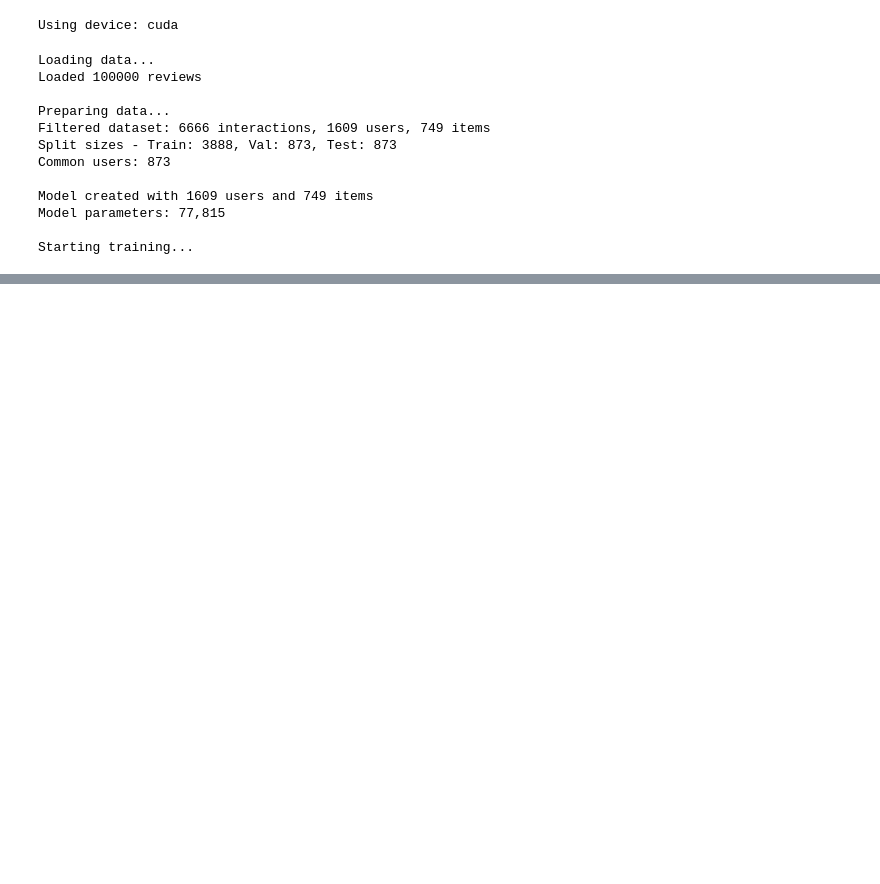
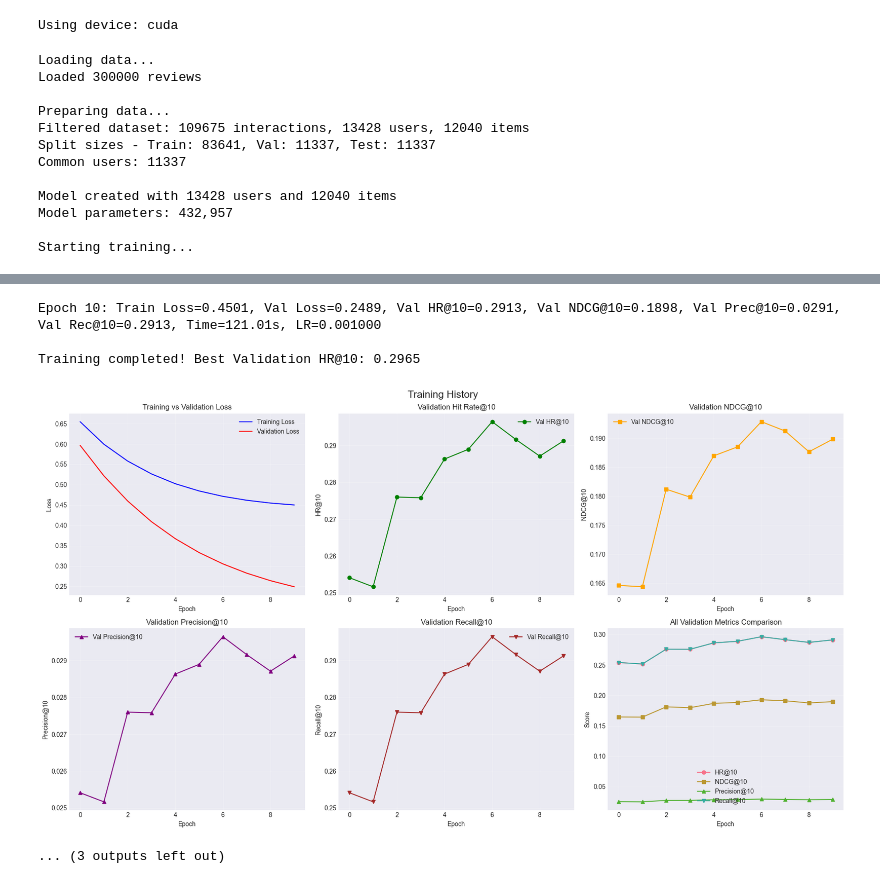
Before and after one commit to almosenja/Recommender-System, a Jupyter notebook: 02_baseline_implicit.ipynb, the cells around one changed output, grey strips where cells are left out. Cells and saved outputs as stored; diff of their text form; code cells hidden in the pictures; blank space fills up the shorter version.

```diff
--- a/02_baseline_implicit.ipynb
+++ b/02_baseline_implicit.ipynb
@@ -140,13 +140,13 @@ class OptimizedNCFData(object):
         self.batch_size = batch_size
 
         # Filter users and items with minimum interactions
-        user_counts = df['user'].value_counts()
-        item_counts = df['item'].value_counts()
+        user_counts = df["user"].value_counts()
+        item_counts = df["item"].value_counts()
 
-        valid_users = user_counts[user_counts >= 10].index
-        valid_items = item_counts[item_counts >= 10].index
+        valid_users = user_counts[user_counts >= 5].index
+        valid_items = item_counts[item_counts >= 5].index
 
-        self.df = df[df['user'].isin(valid_users) & df['item'].isin(valid_items)].copy()
+        self.df = df[df["user"].isin(valid_users) & df["item"].isin(valid_items)].copy()
         print(f"Filtered dataset: {len(self.df)} interactions, {self.df['user'].nunique()} users, {self.df['item'].nunique()} items")
 
         self.preprocess_df = self._reindex(self.df)
@@ -174,7 +174,7 @@ class OptimizedNCFData(object):
 
         df["user_id"] = df["user"].apply(lambda x: user2id[x])
         df["item_id"] = df["item"].apply(lambda x: item2id[x])
-        df["rating"] = df["rating"].apply(lambda x: float(x > 0))
+        df["rating"] = df["rating"].apply(lambda x: float(x >= POSITIVE_THRESHOLD))
 
         self.n_users = len(user2id)
         self.n_items = len(item2id)
@@ -666,7 +666,7 @@ def show_sample_recommendations(model, data, num_users=5):
 if __name__ == "__main__":
     # Load data
     print("Loading data...")
-    df = load_amazon_reviews(SOURCE_DOMAIN, max_per_domain=100000)
+    df = load_amazon_reviews(SOURCE_DOMAIN, max_per_domain=300000)
     print(f"Loaded {len(df)} reviews")
 
     # Prepare data
@@ -679,10 +679,10 @@ if __name__ == "__main__":
     test_loader = data.get_test_loader()
 
     # Model configuration
-    embedding_dim = 32
-    epochs = 30
-    learning_rate = 0.005
-    weight_decay=0.0
+    embedding_dim = 16
+    epochs = 10
+    learning_rate = 0.001
+    weight_decay=5e-3
 
     # Create model
     model = ImprovedMatrixFactorization(
@@ -742,14 +742,14 @@ if __name__ == "__main__":
     torch.cuda.empty_cache()
 # %% [output]
 Loading data...
-Loaded 100000 reviews
+Loaded 300000 reviews
 
 Preparing data...
-Filtered dataset: 6666 interactions, 1609 users, 749 items
-Split sizes - Train: 3888, Val: 873, Test: 873
-Common users: 873
+Filtered dataset: 109675 interactions, 13428 users, 12040 items
+Split sizes - Train: 83641, Val: 11337, Test: 11337
+Common users: 11337
 
-Model created with 1609 users and 749 items
-Model parameters: 77,815
+Model created with 13428 users and 12040 items
+Model parameters: 432,957
 
 Starting training...
@@ -761,3 +770,8 @@ KeyboardInterrupt:
+Epoch 10: Train Loss=0.4501, Val Loss=0.2489, Val HR@10=0.2913, Val NDCG@10=0.1898, Val Prec@10=0.0291, Val Rec@10=0.2913, Time=121.01s, LR=0.001000
+
+Training completed! Best Validation HR@10: 0.2965
+[figure, added]
+... (3 outputs left out)
 # %%
 import torch
 import torch.nn as nn
```
Also changed, not shown: parts of 9 cells of this notebook, 50 other files.
